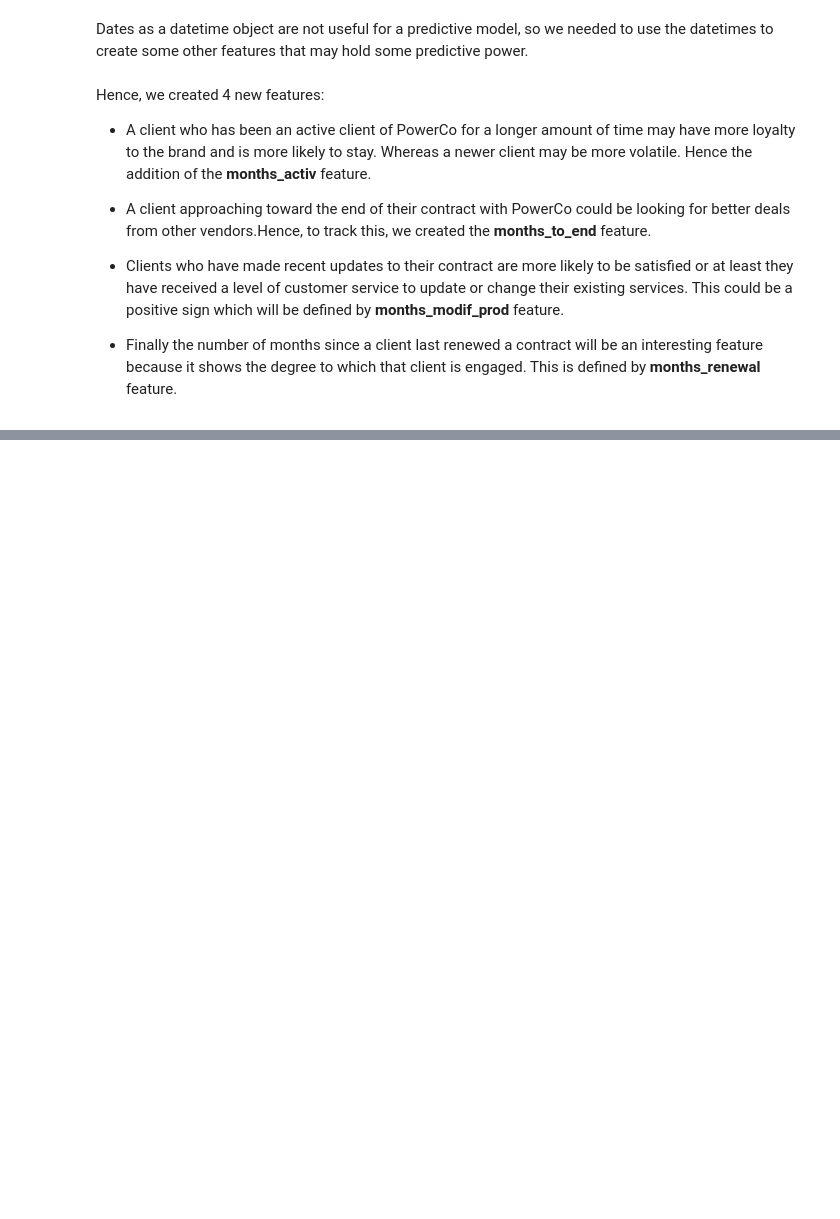
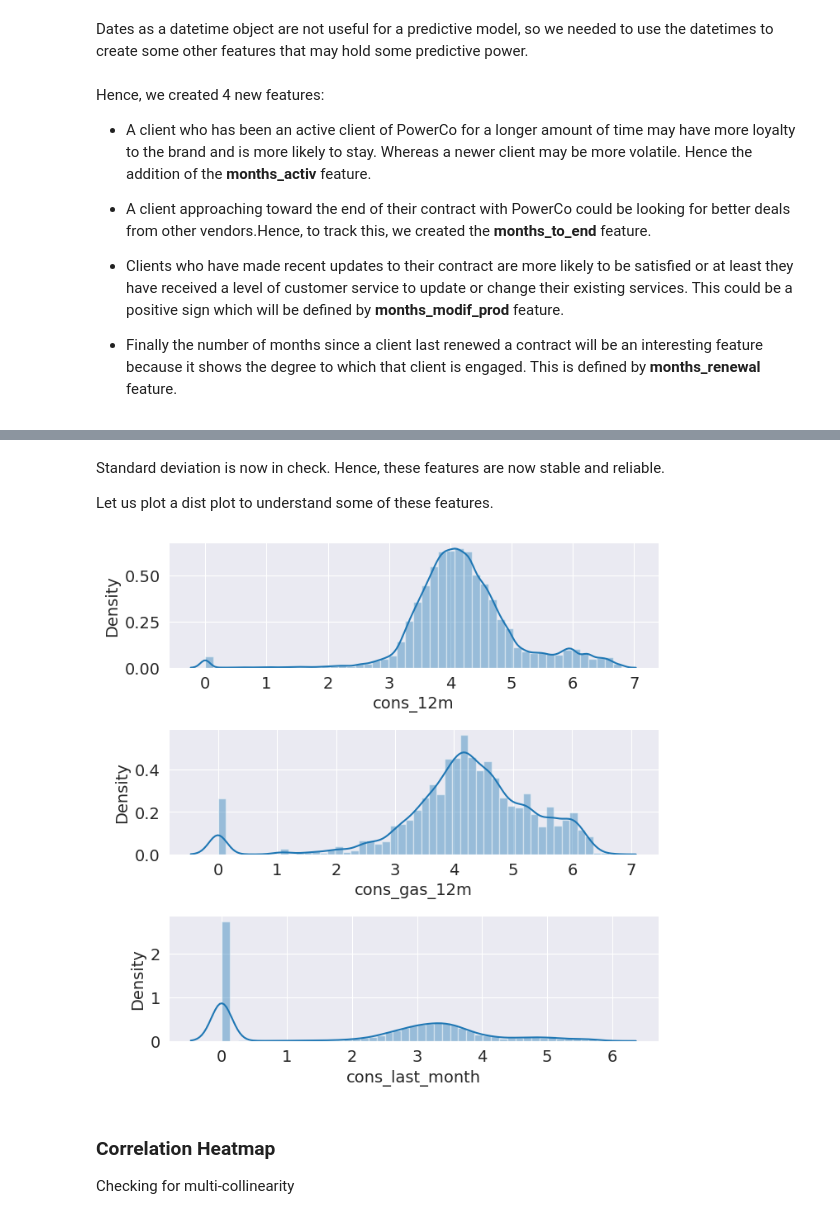
Before and after one commit to rajathAgalkote/BCG_PowerCo_CustomerChurn_Prediction, a Jupyter notebook: Task-03/feature_engineering.ipynb, the cells around one changed output, grey strips where cells are left out. Drawn from its saved outputs; the diff is of its cells as text; code cells hidden in the pictures; blank space fills up the shorter version.

```diff
--- a/Task-03/feature_engineering.ipynb
+++ b/Task-03/feature_engineering.ipynb
@@ -361,0 +410,3 @@ Index(['id', 'price_date', 'price_off_peak_var', 'price_peak_var',
+# %%
+df = pd.get_dummies(df, columns=['channel_sales'], prefix='channel')
+df = df.drop(columns=['channel_sddiedcslfslkckwlfkdpoeeailfpeds', 'channel_epumfxlbckeskwekxbiuasklxalciiuu', 'channel_fixdbufsefwooaasfcxdxadsiekoceaa'])
@@ -361,0 +419,6 @@ Index(['id', 'price_date', 'price_off_peak_var', 'price_peak_var',
+# %%
+# Transform into categorical type
+df['origin_up'] = df['origin_up'].astype('category')
+
+# Let's see how many categories are within this column
+df['origin_up'].value_counts()
@@ -361,0 +433,4 @@ Index(['id', 'price_date', 'price_off_peak_var', 'price_peak_var',
+# %%
+# Dropping negligible columns/features
+df = pd.get_dummies(df, columns=['origin_up'], prefix='origin_up')
+df = df.drop(columns=['origin_up_MISSING', 'origin_up_usapbepcfoloekilkwsdiboslwaxobdp', 'origin_up_ewxeelcelemmiwuafmddpobolfuxioce'])
@@ -361,0 +482,9 @@ Index(['id', 'price_date', 'price_off_peak_var', 'price_peak_var',
+# %%
+# Apply log10 transformation
+df["cons_12m"] = np.log10(df["cons_12m"] + 1)
+df["cons_gas_12m"] = np.log10(df["cons_gas_12m"] + 1)
+df["cons_last_month"] = np.log10(df["cons_last_month"] + 1)
+df["forecast_cons_12m"] = np.log10(df["forecast_cons_12m"] + 1)
+df["forecast_cons_year"] = np.log10(df["forecast_cons_year"] + 1)
+df["forecast_meter_rent_12m"] = np.log10(df["forecast_meter_rent_12m"] + 1)
+df["imp_cons"] = np.log10(df["imp_cons"] + 1)
@@ -361,0 +505,17 @@ Index(['id', 'price_date', 'price_off_peak_var', 'price_peak_var',
+# %% [markdown]
+Standard deviation is now in check. Hence, these features are now stable and reliable.
+
+Let us plot a dist plot to understand some of these features.
+# %%
+fig, axs = plt.subplots(nrows=3, figsize=(7, 7))
+# Plot histograms
+sns.distplot((df["cons_12m"].dropna()), ax=axs[0])
+sns.distplot((df[df["has_gas"]==1]["cons_gas_12m"].dropna()), ax=axs[1])
+sns.distplot((df["cons_last_month"].dropna()), ax=axs[2])
+plt.show()
+# %% [output]
+[figure, added]
+# %% [markdown]
+### Correlation Heatmap
+
+Checking for multi-collinearity
```
Also changed, not shown: parts of 48 cells of this notebook.
